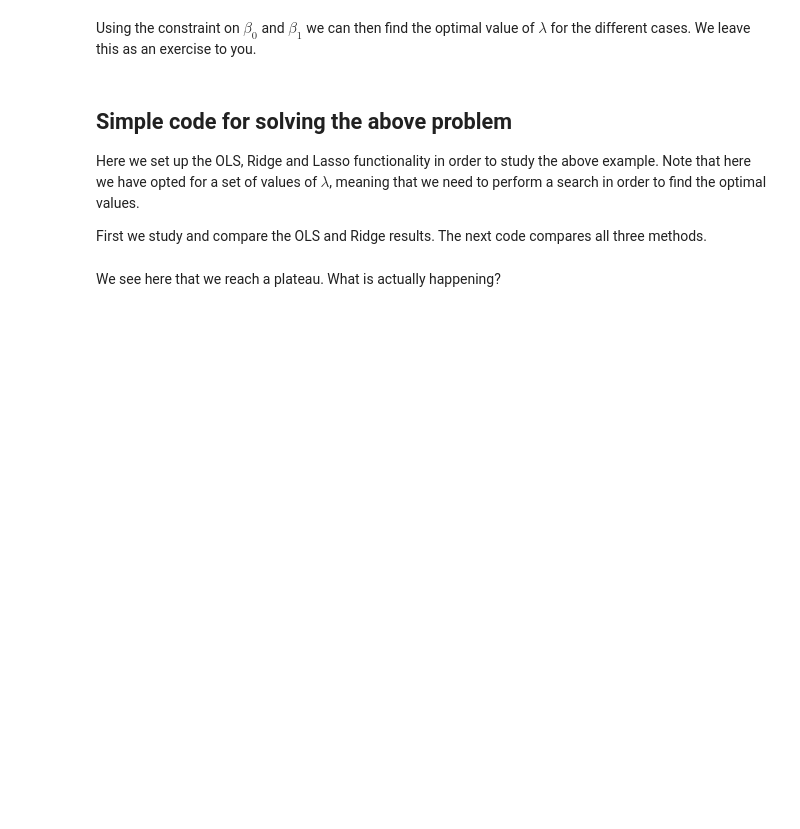
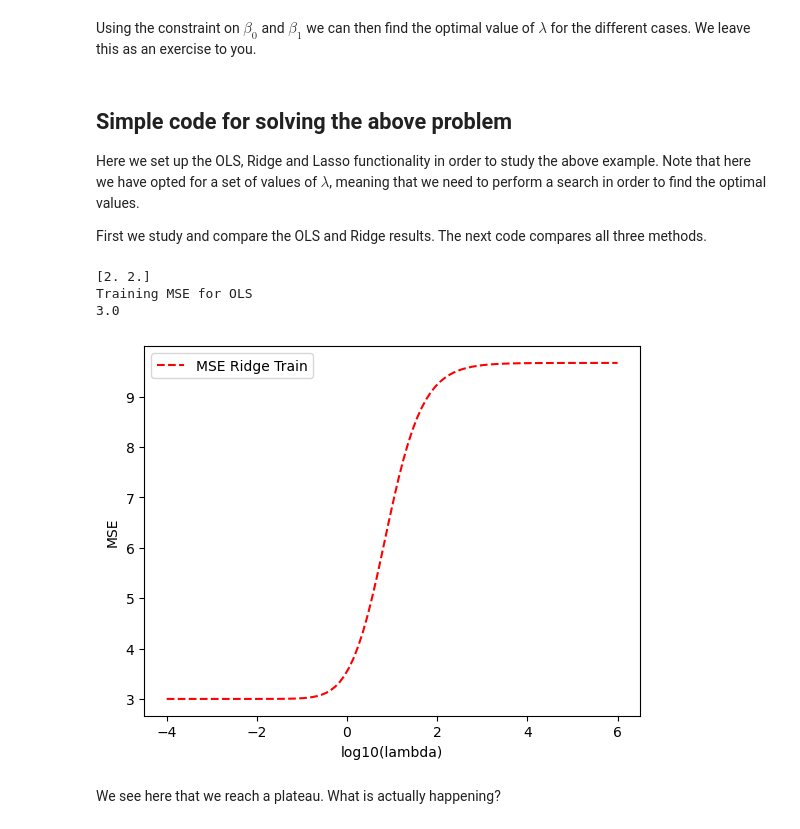
Before and after one commit to CompPhysics/MLErasmus, a Jupyter notebook: doc/pub/day3/ipynb/day3.ipynb, the cells around one changed output. Drawn from its saved outputs; the diff is of its cells as text; code cells hidden in the pictures; blank space fills up the shorter version.

```diff
--- a/doc/pub/day3/ipynb/day3.ipynb
+++ b/doc/pub/day3/ipynb/day3.ipynb
@@ -428,34 +428,39 @@ y = np.array( [4, 2, 3])
 
 # matrix inversion to find beta
 OLSbeta = np.linalg.inv(X.T @ X) @ X.T @ y
 print(OLSbeta)
 # and then make the prediction
 ytildeOLS = X @ OLSbeta
 print("Training MSE for OLS")
 print(MSE(y,ytildeOLS))
 ypredictOLS = X @ OLSbeta
 
 # Repeat now for Ridge regression and various values of the regularization parameter
 I = np.eye(2,2)
 # Decide which values of lambda to use
 nlambdas = 100
 MSEPredict = np.zeros(nlambdas)
-lambdas = np.logspace(-4, 4, nlambdas)
+lambdas = np.logspace(-4, 6, nlambdas)
 for i in range(nlambdas):
     lmb = lambdas[i]
     Ridgebeta = np.linalg.inv(X.T @ X+lmb*I) @ X.T @ y
 #    print(Ridgebeta)
     # and then make the prediction
     ypredictRidge = X @ Ridgebeta
     MSEPredict[i] = MSE(y,ypredictRidge)
 #    print(MSEPredict[i])
     # Now plot the results
 plt.figure()
 plt.plot(np.log10(lambdas), MSEPredict, 'r--', label = 'MSE Ridge Train')
 plt.xlabel('log10(lambda)')
 plt.ylabel('MSE')
 plt.legend()
 plt.show()
+# %% [output]
+[2. 2.]
+Training MSE for OLS
+3.0
+[figure, added]
 # %% [markdown]
 We see here that we reach a plateau. What is actually happening?
 # %% [markdown]
```
Also changed, not shown: parts of 2 cells of this notebook, 1 other file.
